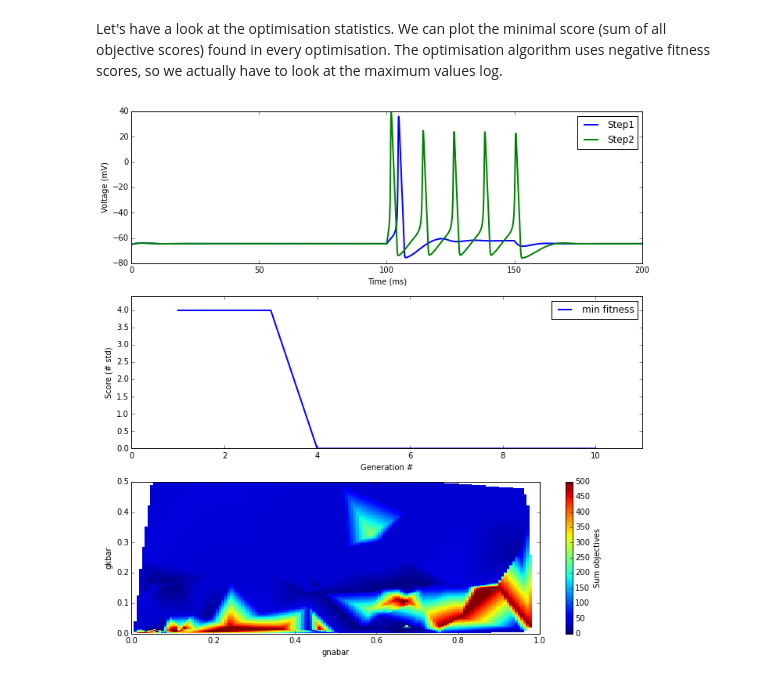
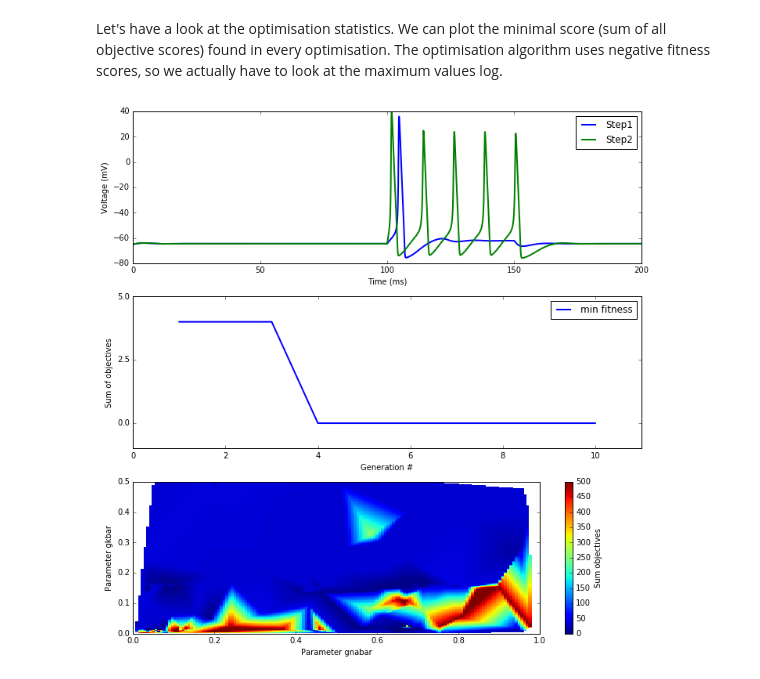
Before and after one commit to BlueBrain/BluePyOpt, a Jupyter notebook: examples/simplecell/simplecell-paperfig.ipynb, the cells around one changed output. Cells and saved outputs as stored; diff of their text form; code cells hidden in the pictures.

Commit message:
Improve simple figure

```diff
--- a/examples/simplecell/simplecell-paperfig.ipynb
+++ b/examples/simplecell/simplecell-paperfig.ipynb
@@ -292,35 +292,37 @@ ax[0].plot(responses['step2.soma.v']['time'], responses['step2.soma.v']['voltage
 ax[0].set_xlabel('Time (ms)')
 ax[0].set_ylabel('Voltage (mV)')
 ax[0].legend()
 
 ax[1].plot(gen_numbers, min_fitness, label='min fitness')
 ax[1].set_xlabel('Generation #')
-ax[1].set_ylabel('Score (# std)')
+ax[1].set_ylabel('Sum of objectives')
 ax[1].legend()
 ax[1].set_xlim(min(gen_numbers) - 1, max(gen_numbers) + 1)
-ax[1].set_ylim(0.9*min(min_fitness), 1.1 * max(min_fitness))
+ax[1].set_ylim(min(min_fitness) - 1, max(min_fitness) + 1)
+yloc = plt.MaxNLocator(3)
+ax[1].yaxis.set_major_locator(yloc)
 
 all_inds = hist.genealogy_history.values()
 gnabars = numpy.array([ind[0] for ind in all_inds if ind.fitness.valid])
 gkbars = numpy.array([ind[1] for ind in all_inds if ind.fitness.valid])
 sums = numpy.array([ind.fitness.sum for ind in all_inds if ind.fitness.valid])
 
 X = numpy.linspace(gnabar_param.bounds[0], gnabar_param.bounds[1], 150)
 Y = numpy.linspace(gkbar_param.bounds[0], gkbar_param.bounds[1], 150)
 # X,Y = numpy.meshgrid(xg,yg)
 import matplotlib
 # import scipy.interpolate
 # Z1 = scipy.interpolate.griddata(numpy.vstack((gnabars.flatten(), gkbars.flatten())).T, numpy.vstack(sums.flatten()), (X, Y), method='linear').reshape(X.shape)
 Z = matplotlib.mlab.griddata(gnabars, gkbars, sums, X, Y, interp='linear')
 # Z1m = numpy.ma.masked_where(numpy.isnan(Z1),Z1)
 mesh_axes = ax[2].pcolormesh(X,Y,Z)
-ax[2].set_xlabel('gnabar')
-ax[2].set_ylabel('gkbar')
+ax[2].set_xlabel('Parameter gnabar')
+ax[2].set_ylabel('Parameter gkbar')
 plt.colorbar(mesh_axes, label='Sum objectives')
 fig.tight_layout()
 # print X, Y
 # print Z
 fig.savefig('figures/simplecell.eps')
 fig.show()
 # %% [output]
-[figure, old version]
+[figure, new version]
```
Also changed, not shown: parts of 3 cells of this notebook.
